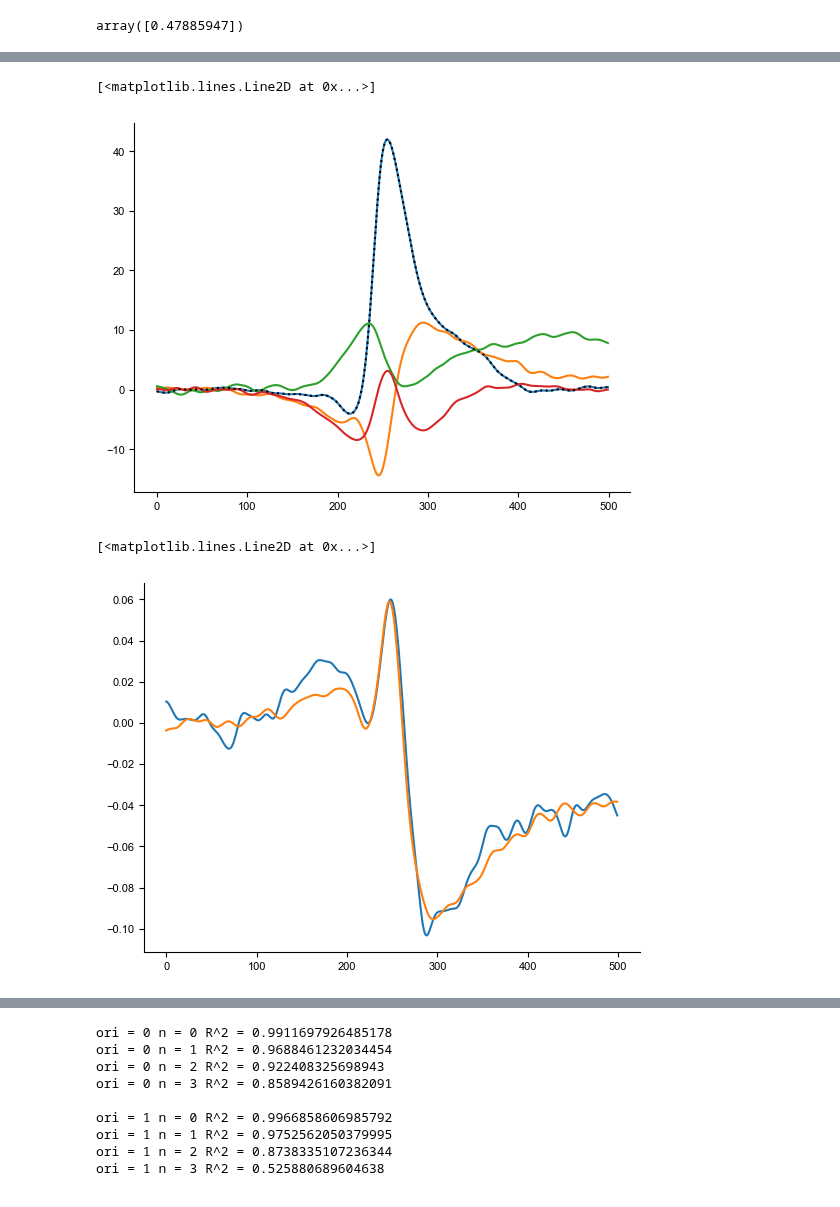
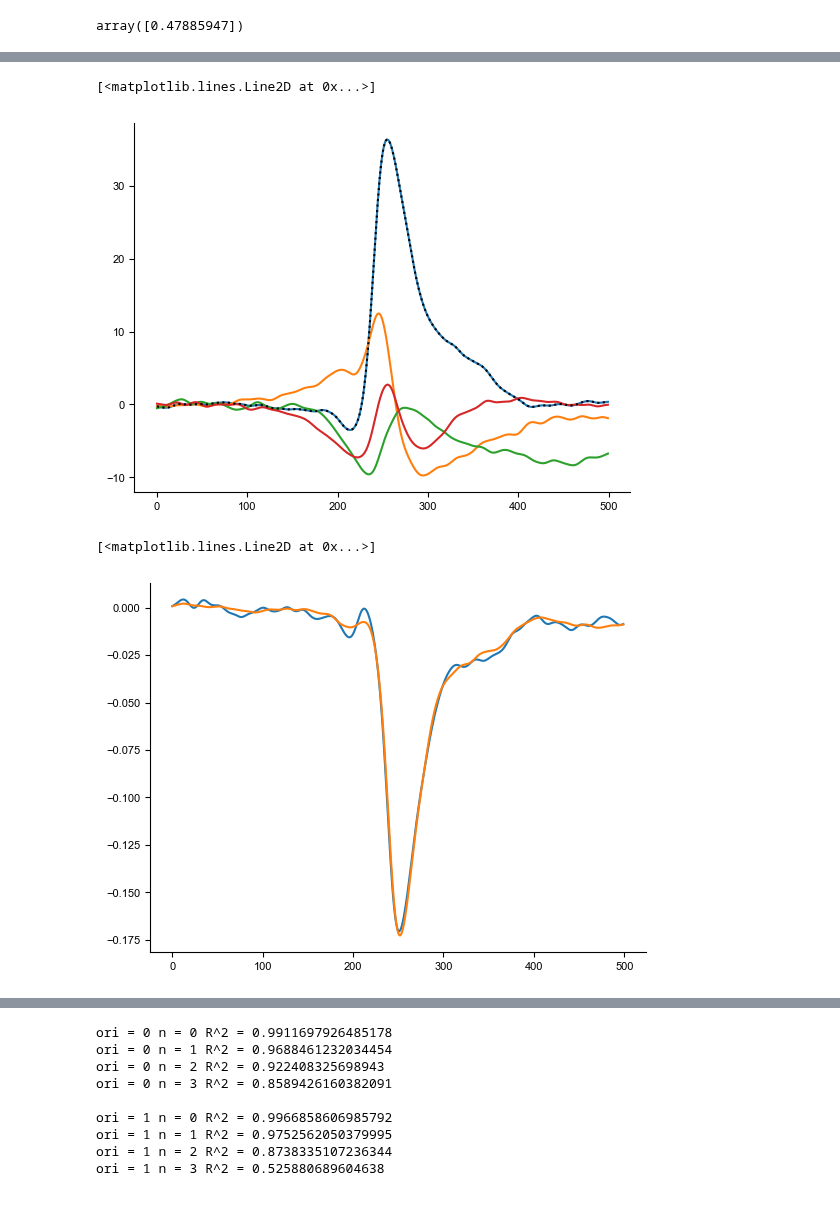
Before and after one commit to NeuroAI-IBS/fn_data_saccade, a Jupyter notebook: Data sorting/python_code/dim_reduction_linear_models_angle.ipynb, the cells around one changed output, grey strips where cells are left out. Drawn from its saved outputs; the diff is of its cells as text; code cells hidden in the pictures.

```diff
--- a/Data sorting/python_code/dim_reduction_linear_models_angle.ipynb
+++ b/Data sorting/python_code/dim_reduction_linear_models_angle.ipynb
@@ -17,9 +14,9 @@ The autoreload extension is already loaded. To reload it, use:
 # %%
 # load ../../models/linear_model_FN_PV_dim_reduced_20250529.pkl
-with open('../../models/linear_model_FN_PV_dim_reduced_20250529.pkl', 'rb') as f:
+with open('../../models/linear_model_FN_PV_dim_reduced_20250807.pkl', 'rb') as f:
     lmrs = pickle.load(f)
 
-with open('../../models/model_av_from_pv_20250529.pkl', 'rb') as f:
+with open('../../models/model_av_from_pv_20250807.pkl', 'rb') as f:
     model_av = pickle.load(f)
 
 # Create a matrix by vertically stacking all rate matrices from the linear models
@@ -67,18 +68,20 @@ p[:, 2] = -p[:, 2]
 v[:, 3] = -v[:, 3]
 p[:, 3] = -p[:, 3]
 
-plt.plot((v[:,:4].T @ rate_matrix).T)
+Wpca = v[:,:4]
+
+plt.plot((Wpca.T @ rate_matrix).T)
 plt.plot(p[:,0], ':k')
 # %% [output]
 [<matplotlib.lines.Line2D at 0x...>]
-[figure, old version]
+[figure, new version]
 # %%
 Wpca = v[:,:4]
 rbar = Wpca @ p[:,:4].T
 
-n = 19
+n = 8
 plt.plot(rate_matrix[n]/np.linalg.norm(rate_matrix[n]))
 plt.plot(rbar[n]/np.linalg.norm(rbar[n]))
 # %% [output]
 [<matplotlib.lines.Line2D at 0x...>]
-[figure, old version]
+[figure, new version]
```
Also changed, not shown: parts of 13 cells of this notebook, 2 other files.
